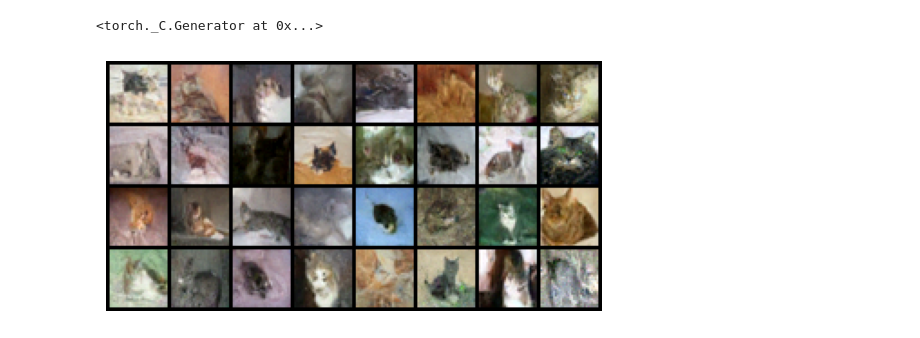
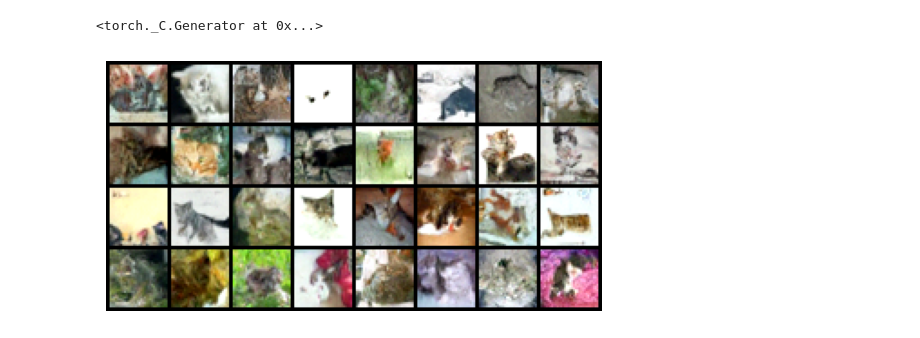
Before and after one commit to dkumar2701/image-deeplearning, a Jupyter notebook: catdiffusion.ipynb, the cells around one changed output. Drawn from its saved outputs; the diff is of its cells as text; code cells hidden in the pictures.

Commit message:
add 1024 2xUD diffusion model

```diff
--- a/catdiffusion.ipynb
+++ b/catdiffusion.ipynb
@@ -161,8 +159,12 @@ def get_data(args):
 img_list = []
 def train(args):
     device = args.device
+    if (args.model == "UNet"):
+        model = UNet().to(device)
+    elif (args.model == "UNet_2xUD"):
+        model = UNet_2xUD().to(device)
+
     dataloader = get_data(args)
-    model = UNet().to(device)
     optimizer = optim.AdamW(model.parameters(), lr=args.lr)
     mse = nn.MSELoss()
     diffusion = Diffusion(img_size=args.image_size, device=device)
@@ -199,46 +201,50 @@ def train(args):
 # parser = argparse.ArgumentParser()
 import types
 args = types.SimpleNamespace()
-args.run_name = "1024ep-16batch-3e4lr-3xblocks"
+args.run_name = "1024ep-16batch-3e4lr-UNet_2xUD"
 args.epochs = 1024
 args.batch_size = 16
 args.image_size = 32
 args.device = "cuda"
 args.lr = 3e-4
+args.model = "UNet_2xUD"
 
-# impath = os.path.join("images/", args.run_name)
-# modelpath = os.path.join("models/CatDiffusion/", args.run_name)
-# outpath = os.path.join("output/", args.run_name)
+impath = os.path.join("images/", args.run_name)
+modelpath = os.path.join("models/CatDiffusion/", args.run_name)
+outpath = os.path.join("output/", args.run_name)
 # os.mkdir(impath)
 # os.mkdir(modelpath)
 # os.mkdir(outpath)
 
-# train(args)
+train(args)
 # %%
 # original structure
 path = os.path.join("models/CatDiffusion/", args.run_name, "ckpt.pt")
-model = UNet().to("cuda")
+if (args.model == "UNet"):
+    model = UNet().to("cuda")
+elif (args.model == "UNet_2xUD"):
+    model = UNet_2xUD().to("cuda")
 
 # structure reduced to 2x up down blocks
 # args.run_name = "1e4lr"
 # path = os.path.join("models/CatDiffusion/", args.run_name, "ckpt.pt")
 # model = UNet_2xUD().to("cuda")
 
 model.load_state_dict(torch.load(path))
 diffusion = Diffusion(img_size=args.image_size, device="cuda")
 
 iarr = []
 sampled_images = diffusion.sample(model, n=32, disable_bar=False, out=iarr)
 img_grid = torchvision.utils.make_grid(sampled_images)
 save_images(img_grid, os.path.join("output/", args.run_name, f"{uuid.uuid4()}.png"))
 
 ndarr = img_grid.permute(1, 2, 0).cpu().numpy()
 plt.figure()
 plt.axis("off")
 plt.imshow(ndarr)
 plt.show()
 # %% [output]
-[figure, old version]
+[figure, new version]
 # %%
 # fig = plt.figure()
 # plt.axis("off")
```
Also changed, not shown: parts of 1 cell of this notebook, 4 other files.
